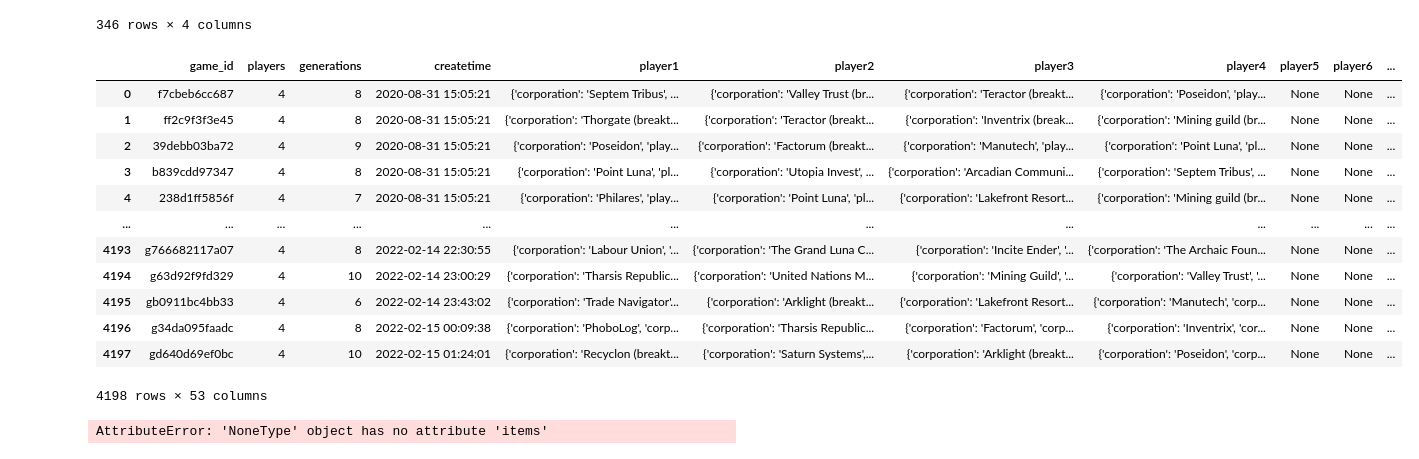
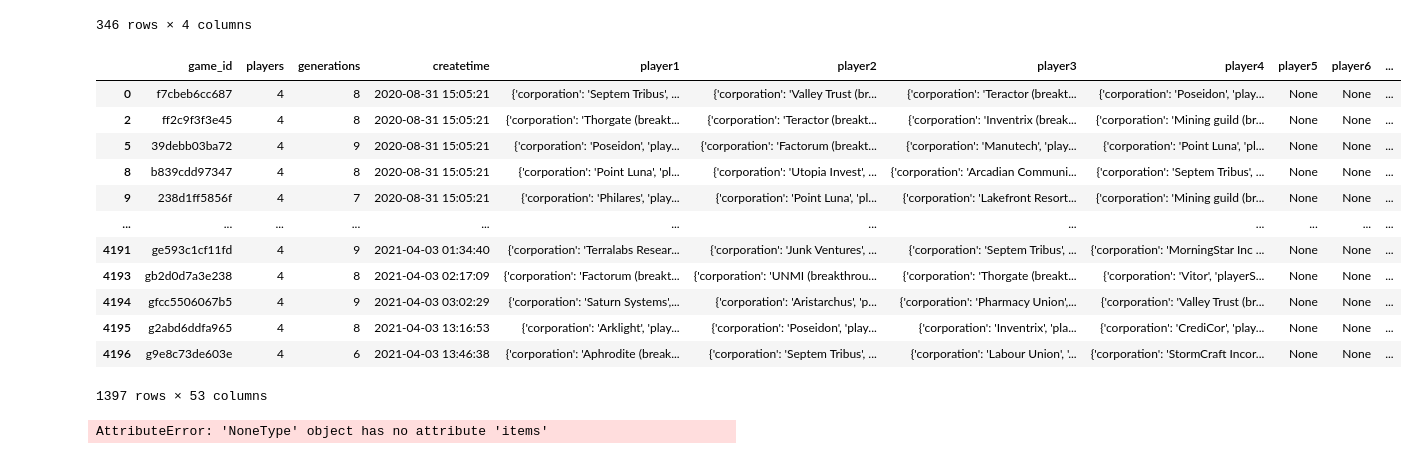
Before and after one commit to Ender-Wiggin2019/tfm-summary, a Jupyter notebook: tfm_data_summary.ipynb, the cells around one changed output. Drawn from its saved outputs; the diff is of its cells as text; code cells hidden in the pictures.

```diff
--- a/tfm_data_summary.ipynb
+++ b/tfm_data_summary.ipynb
@@ -136,22 +392,23 @@ ff3.round(1).rename({'position' : 'times'}, inplace = False)
 # %%
 df5 = df4.loc[df4['players'] == 4].reset_index(drop=True)
 
 df7 = pd.json_normalize(df5['player1']).reset_index(drop=True)
-pd.concat([df5,df7.reindex(df5.index)],axis=1)
+df8 = pd.concat([df5,df7.reindex(df5.index)],axis=1)
+df8.loc[pd.isna(df8['player']) == False]
 # %% [output]
 |  | game_id | players | generations | createtime | player1 | player2 | player3 | player4 | player5 | player6 | ... |
 | 0 | f7cbeb6cc687 | 4 | 8 | 2020-08-31 15:05:21 | {'corporation': 'Septem Tribus', ... | {'corporation': 'Valley Trust (br... | {'corporation': 'Teractor (breakt... | {'corporation': 'Poseidon', 'play... | None | None | ... |
-| 1 | ff2c9f3f3e45 | 4 | 8 | 2020-08-31 15:05:21 | {'corporation': 'Thorgate (breakt... | {'corporation': 'Teractor (breakt... | {'corporation': 'Inventrix (break... | {'corporation': 'Mining guild (br... | None | None | ... |
-| 2 | 39debb03ba72 | 4 | 9 | 2020-08-31 15:05:21 | {'corporation': 'Poseidon', 'play... | {'corporation': 'Factorum (breakt... | {'corporation': 'Manutech', 'play... | {'corporation': 'Point Luna', 'pl... | None | None | ... |
-| 3 | b839cdd97347 | 4 | 8 | 2020-08-31 15:05:21 | {'corporation': 'Point Luna', 'pl... | {'corporation': 'Utopia Invest', ... | {'corporation': 'Arcadian Communi... | {'corporation': 'Septem Tribus', ... | None | None | ... |
-| 4 | 238d1ff5856f | 4 | 7 | 2020-08-31 15:05:21 | {'corporation': 'Philares', 'play... | {'corporation': 'Point Luna', 'pl... | {'corporation': 'Lakefront Resort... | {'corporation': 'Mining guild (br... | None | None | ... |
+| 2 | ff2c9f3f3e45 | 4 | 8 | 2020-08-31 15:05:21 | {'corporation': 'Thorgate (breakt... | {'corporation': 'Teractor (breakt... | {'corporation': 'Inventrix (break... | {'corporation': 'Mining guild (br... | None | None | ... |
+| 5 | 39debb03ba72 | 4 | 9 | 2020-08-31 15:05:21 | {'corporation': 'Poseidon', 'play... | {'corporation': 'Factorum (breakt... | {'corporation': 'Manutech', 'play... | {'corporation': 'Point Luna', 'pl... | None | None | ... |
+| 8 | b839cdd97347 | 4 | 8 | 2020-08-31 15:05:21 | {'corporation': 'Point Luna', 'pl... | {'corporation': 'Utopia Invest', ... | {'corporation': 'Arcadian Communi... | {'corporation': 'Septem Tribus', ... | None | None | ... |
+| 9 | 238d1ff5856f | 4 | 7 | 2020-08-31 15:05:21 | {'corporation': 'Philares', 'play... | {'corporation': 'Point Luna', 'pl... | {'corporation': 'Lakefront Resort... | {'corporation': 'Mining guild (br... | None | None | ... |
 | ... | ... | ... | ... | ... | ... | ... | ... | ... | ... | ... | ... |
-| 4193 | g766682117a07 | 4 | 8 | 2022-02-14 22:30:55 | {'corporation': 'Labour Union', '... | {'corporation': 'The Grand Luna C... | {'corporation': 'Incite Ender', '... | {'corporation': 'The Archaic Foun... | None | None | ... |
-| 4194 | g63d92f9fd329 | 4 | 10 | 2022-02-14 23:00:29 | {'corporation': 'Tharsis Republic... | {'corporation': 'United Nations M... | {'corporation': 'Mining Guild', '... | {'corporation': 'Valley Trust', '... | None | None | ... |
-| 4195 | gb0911bc4bb33 | 4 | 6 | 2022-02-14 23:43:02 | {'corporation': 'Trade Navigator'... | {'corporation': 'Arklight (breakt... | {'corporation': 'Lakefront Resort... | {'corporation': 'Manutech', 'corp... | None | None | ... |
-| 4196 | g34da095faadc | 4 | 8 | 2022-02-15 00:09:38 | {'corporation': 'PhoboLog', 'corp... | {'corporation': 'Tharsis Republic... | {'corporation': 'Factorum', 'corp... | {'corporation': 'Inventrix', 'cor... | None | None | ... |
-| 4197 | gd640d69ef0bc | 4 | 10 | 2022-02-15 01:24:01 | {'corporation': 'Recyclon (breakt... | {'corporation': 'Saturn Systems',... | {'corporation': 'Arklight (breakt... | {'corporation': 'Poseidon', 'corp... | None | None | ... |
+| 4191 | ge593c1cf11fd | 4 | 9 | 2021-04-03 01:34:40 | {'corporation': 'Terralabs Resear... | {'corporation': 'Junk Ventures', ... | {'corporation': 'Septem Tribus', ... | {'corporation': 'MorningStar Inc ... | None | None | ... |
+| 4193 | gb2d0d7a3e238 | 4 | 8 | 2021-04-03 02:17:09 | {'corporation': 'Factorum (breakt... | {'corporation': 'UNMI (breakthrou... | {'corporation': 'Thorgate (breakt... | {'corporation': 'Vitor', 'playerS... | None | None | ... |
+| 4194 | gfcc5506067b5 | 4 | 9 | 2021-04-03 03:02:29 | {'corporation': 'Saturn Systems',... | {'corporation': 'Aristarchus', 'p... | {'corporation': 'Pharmacy Union',... | {'corporation': 'Valley Trust (br... | None | None | ... |
+| 4195 | g2abd6ddfa965 | 4 | 8 | 2021-04-03 13:16:53 | {'corporation': 'Arklight', 'play... | {'corporation': 'Poseidon', 'play... | {'corporation': 'Inventrix', 'pla... | {'corporation': 'CrediCor', 'play... | None | None | ... |
+| 4196 | g9e8c73de603e | 4 | 6 | 2021-04-03 13:46:38 | {'corporation': 'Aphrodite (break... | {'corporation': 'Septem Tribus', ... | {'corporation': 'Labour Union', '... | {'corporation': 'StormCraft Incor... | None | None | ... |
-4198 rows × 53 columns
+1397 rows × 53 columns
 # %%
 df5 = pd.concat([df4, pd.json_normalize(df4['player1']), pd.json_normalize(df4['player2']), pd.json_normalize(df4['player3']), pd.json_normalize(df4['player4'])],axis = 1)
 # %% [output]
```
Also changed, not shown: parts of 34 cells of this notebook, 12 other files.
